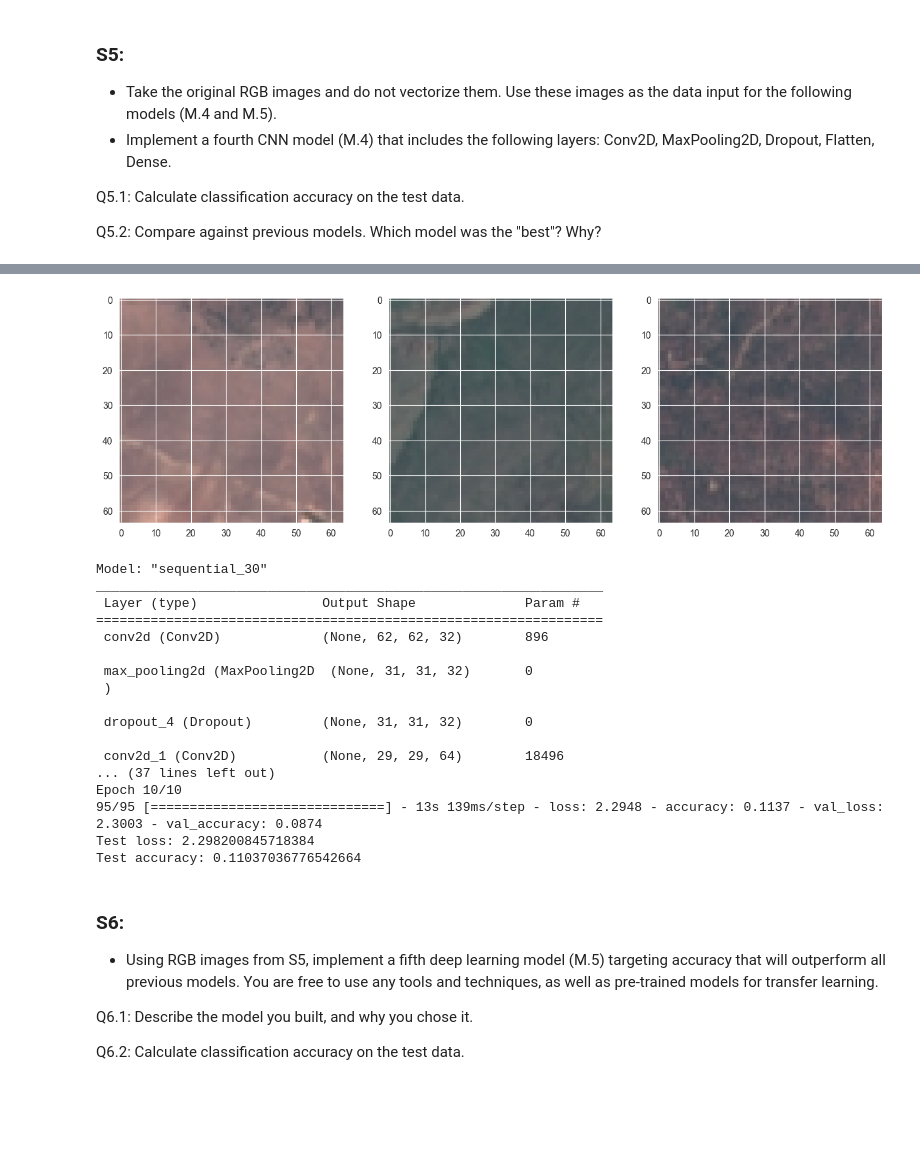
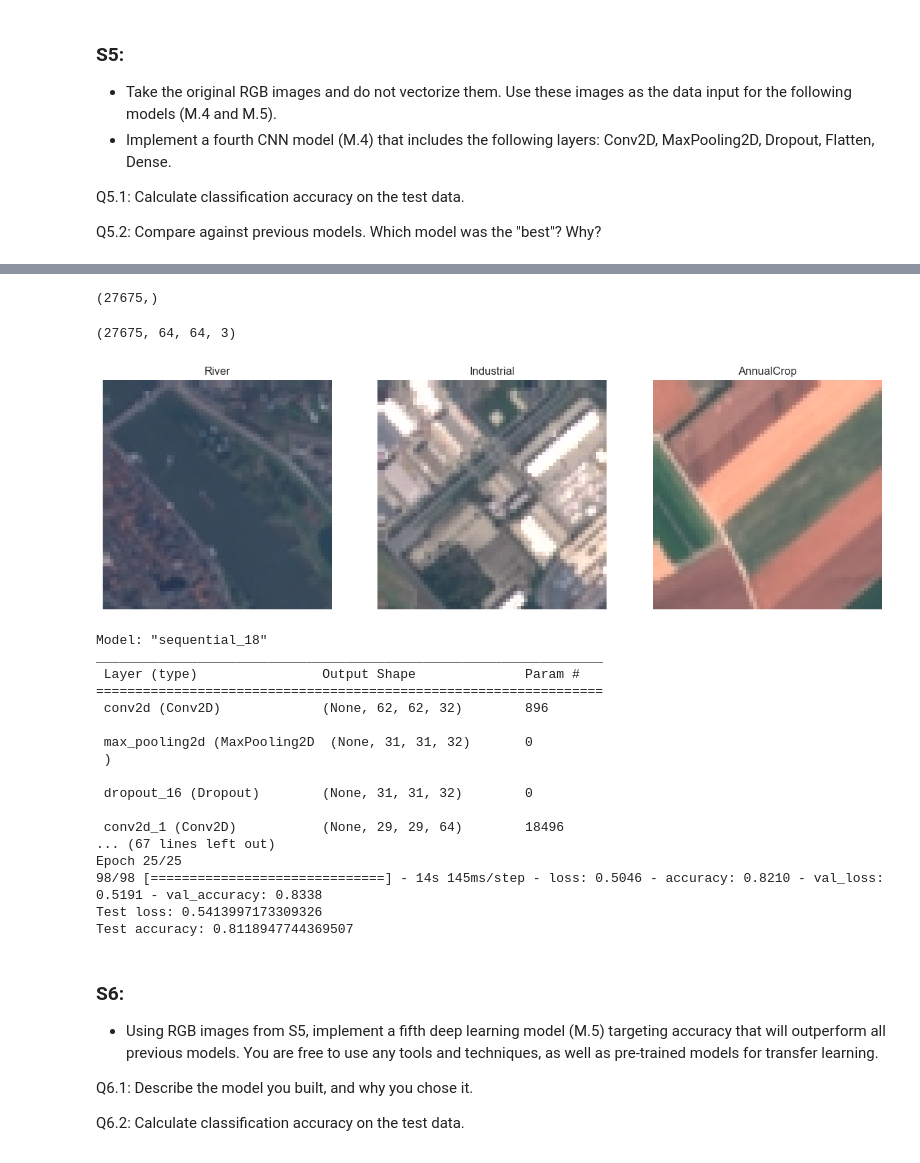
Before and after one commit to nlebovits/MUSA-650_Spring2023, a Jupyter notebook: Homeworks/MUSA650_Spring2022_HW4.ipynb, the cells around one changed output, grey strips where cells are left out. Saved outputs shown, nothing was run; the diff lists cells and outputs as text; code cells hidden in the pictures; blank space fills up the shorter version.

```diff
--- a/Homeworks/MUSA650_Spring2022_HW4.ipynb
+++ b/Homeworks/MUSA650_Spring2022_HW4.ipynb
@@ -348,0 +430,22 @@ rgb_labels = np.array(rgb_labels)
+# %%
+# generate augmented samples
+rgb_augmented_images = []
+rgb_augmented_labels = []
+for X_batch, y_batch in datagen.flow(rgb_images, rgb_labels, batch_size=n_samples):
+    rgb_augmented_images.append(X_batch)
+    rgb_augmented_labels.append(y_batch)
+    if len(rgb_augmented_images) == 135:  # stop after generating 13,500 samples
+        break
+# %%
+# concatenate the augmented data with the original data
+rgb_augmented_images = np.concatenate(rgb_augmented_images)
+rgb_augmented_labels = np.concatenate(rgb_augmented_labels)
+# %%
+# print five random images with labels
+n_samples = 5
+random_indices = np.random.choice(len(rgb_augmented_images), n_samples)
+fig, axes = plt.subplots(1, n_samples, figsize=(20, 20))
+for i, idx in enumerate(random_indices):
+    axes[i].imshow(rgb_augmented_images[idx])
+    axes[i].set_title(rgb_augmented_labels[idx])
+    axes[i].axis('off')
@@ -349,12 +454,29 @@ rgb_labels = np.array(rgb_labels)
+# %%
+# concatenate the augmented data with the original data
+final_rgb_images = np.concatenate([rgb_images, rgb_augmented_images])
+final_rgb_labels = np.concatenate([rgb_labels, rgb_augmented_labels])
+# %%
+final_rgb_labels.shape
+# %% [output]
+(27675,)
+# %%
+final_rgb_images.shape
+# %% [output]
+(27675, 64, 64, 3)
 # %%
-# plot three random images
+# plot three random images with labels
 import matplotlib.pyplot as plt
 import random
+
 fig, ax = plt.subplots(1, 3, figsize=(15, 15))
 for i in range(3):
-    ax[i].imshow(rgb_images[random.randint(0, len(rgb_images))])
+    rand_idx = random.randint(0, len(final_rgb_images))
+    ax[i].imshow(rgb_images[rand_idx])
+    ax[i].set_title(rgb_labels[rand_idx])
+    ax[i].axis('off')
+
 plt.show()
 # %% [output]
-[figure, old version]
+[figure, new version]
 # %%
 from sklearn.model_selection import train_test_split
@@ -392,14 +514,14 @@ model4.compile(loss='categorical_crossentropy', optimizer='adam', metrics=['accu
 model4.summary()
 
 # Train the model
-history4 = model4.fit(rgb_img_train, rgb_lab_train_onehot, batch_size=128, epochs=10, verbose=1, validation_split=0.1)
+history4 = model4.fit(rgb_img_train, rgb_lab_train_onehot, batch_size=128, epochs=25, verbose=1, validation_split=0.1)
 
 # Evaluate the model on test data
 score4 = model4.evaluate(rgb_img_test, rgb_lab_test_onehot, verbose=0)
 print('Test loss:', score4[0])
 print('Test accuracy:', score4[1])
 # %% [output]
-Model: "sequential_30"
+Model: "sequential_18"
 _________________________________________________________________
  Layer (type)                Output Shape              Param #
 =================================================================
@@ -408,14 +530,14 @@ _________________________________________________________________
  max_pooling2d (MaxPooling2D  (None, 31, 31, 32)       0
  )
 
- dropout_4 (Dropout)         (None, 31, 31, 32)        0
+ dropout_16 (Dropout)        (None, 31, 31, 32)        0
 
  conv2d_1 (Conv2D)           (None, 29, 29, 64)        18496
-... (37 lines left out)
-Epoch 10/10
-95/95 [==============================] - 13s 139ms/step - loss: 2.2948 - accuracy: 0.1137 - val_loss: 2.3003 - val_accuracy: 0.0874
-Test loss: 2.298200845718384
-Test accuracy: 0.11037036776542664
+... (67 lines left out)
+Epoch 25/25
+98/98 [==============================] - 14s 145ms/step - loss: 0.5046 - accuracy: 0.8210 - val_loss: 0.5191 - val_accuracy: 0.8338
+Test loss: 0.5413997173309326
+Test accuracy: 0.8118947744369507
 # %% [markdown]
 ### S6:
 
```
Also changed, not shown: parts of 47 cells of this notebook, 1 other file.
